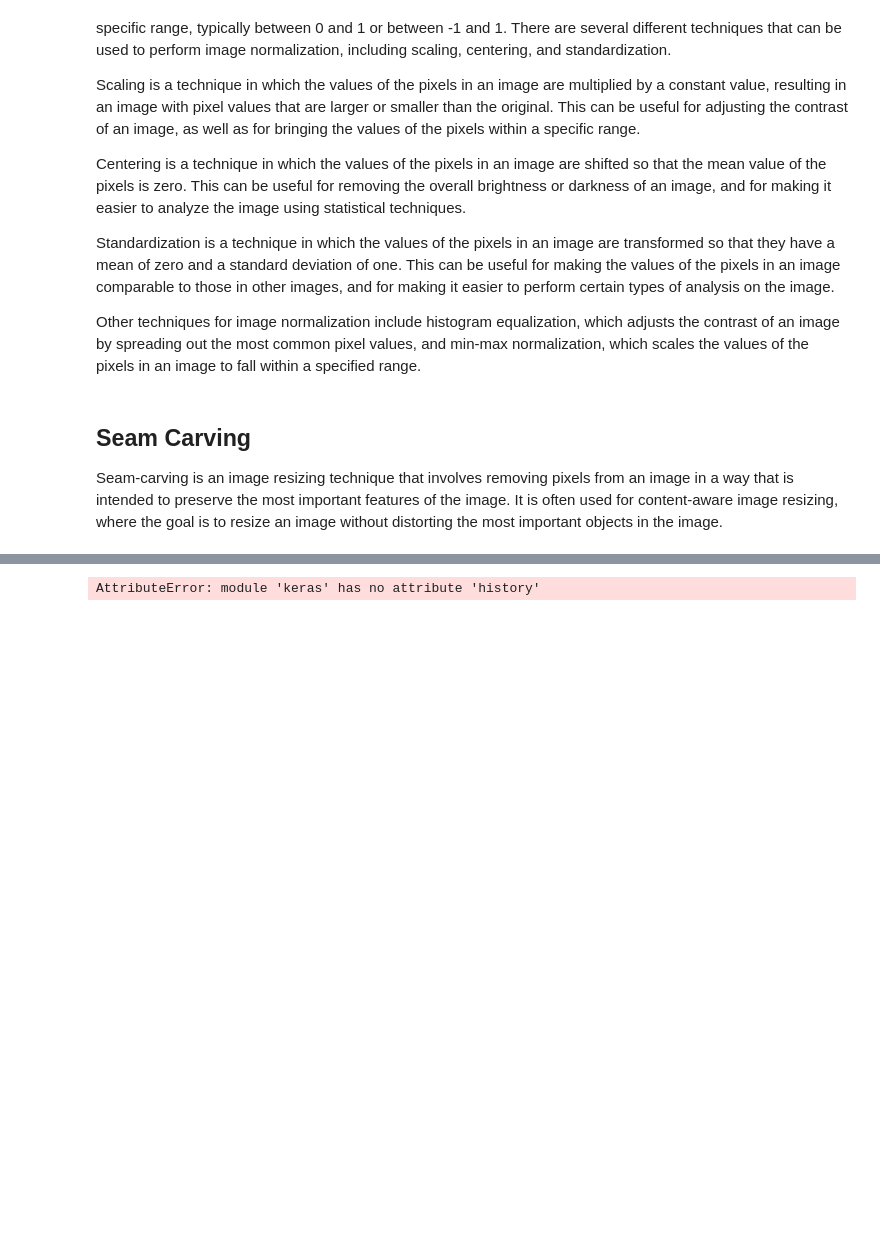
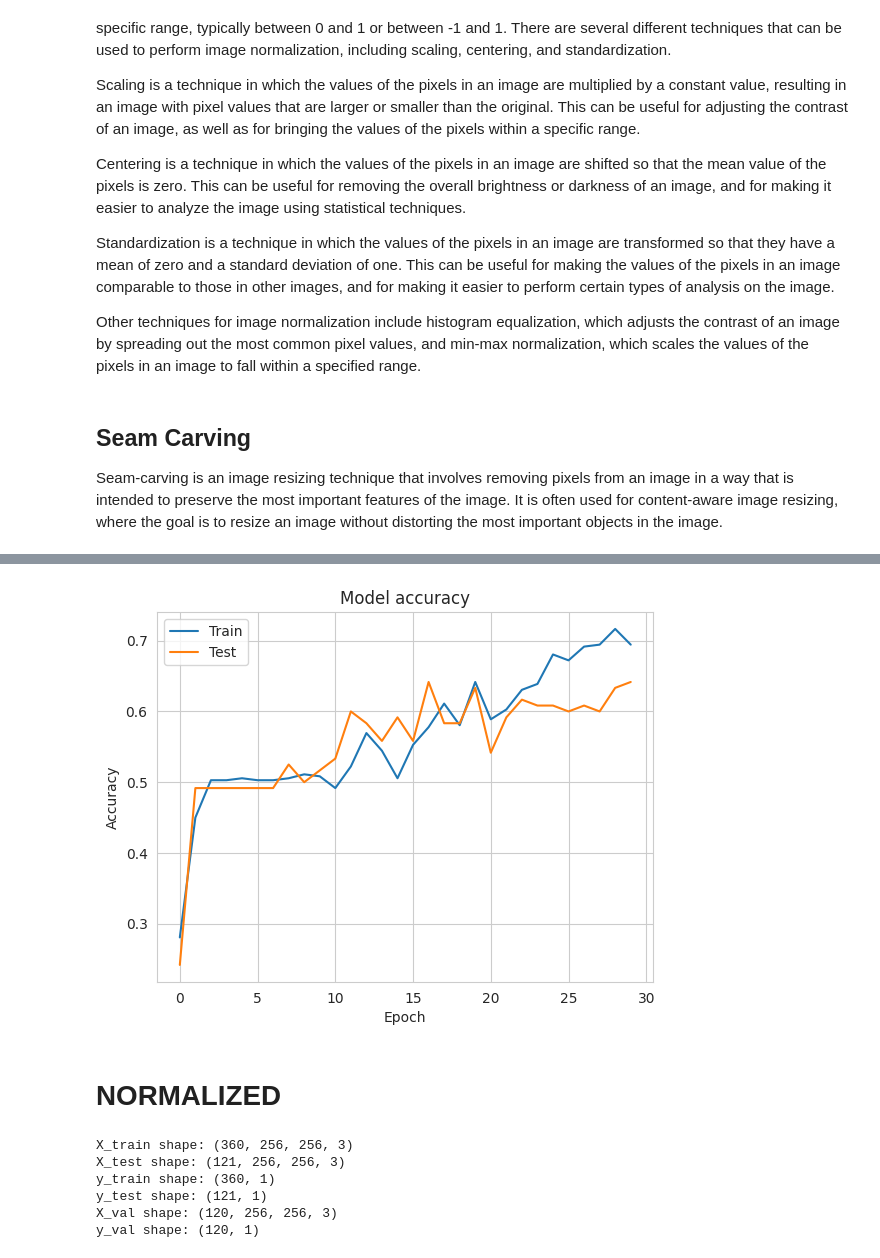
Before and after one commit to semooww/DSCP, a Jupyter notebook: dscp.ipynb, the cells around one changed output, grey strips where cells are left out. Saved outputs shown, nothing was run; the diff lists cells and outputs as text; code cells hidden in the pictures; blank space fills up the shorter version.

```diff
--- a/dscp.ipynb
+++ b/dscp.ipynb
@@ -17,6 +17,9 @@ warnings.filterwarnings('ignore')
 DATASET_PATH = r"./dataset/"
 IMAGE_WIDTH = 256
 IMAGE_HEIGHT = 256
+EPOCHS = 30
+BATCH_SIZE = 32
+SEED = 42
 dataset_folders = []
 total = 0
 print(f"There are {len(os.listdir(DATASET_PATH))} folder in dataset.")
@@ -36,11 +39,6 @@ for p, path in enumerate(dataset_folders):
         df.iloc[i, 0] = path + "/" + sub_path
         df.iloc[i, 1] = p
         i += 1
-# class labels in dataframe
-# normal->0
-# cataract->1
-# glaucoma->2
-# retina->3
 # %% [output]
 There are 4 folder in dataset.
         -There are 300 images in 1_normal folder.
@@ -252,12 +206,17 @@ _________________________________________________________________
 # %%
 model = tf.keras.models.Sequential([
     tf.keras.layers.Conv2D(32, (3, 3), activation='relu', padding="same", input_shape=[256, 256, 3]),
-    tf.keras.layers.MaxPooling2D(),
+    tf.keras.layers.MaxPooling2D((2,2)),
     tf.keras.layers.Conv2D(64, (2, 2), padding="same", activation='relu'),
-    tf.keras.layers.MaxPooling2D(),
+    tf.keras.layers.MaxPooling2D((2,2)),
     tf.keras.layers.Conv2D(64, (2, 2), padding="same", activation='relu'),
+    tf.keras.layers.MaxPooling2D((2,2)),
+    tf.keras.layers.Conv2D(128, (2, 2), padding="same", activation='relu'),
+    tf.keras.layers.MaxPooling2D((2,2)),
+    tf.keras.layers.Conv2D(128, (2, 2), padding="same", activation='relu'),
+
     tf.keras.layers.Flatten(),
-    tf.keras.layers.Dense(100, activation='relu'),
+    tf.keras.layers.Dense(128, activation='relu'),
     tf.keras.layers.Dense(4, activation='softmax')
 ])
 # %%
@@ -281,17 +240,10 @@ Trainable params: 26,240,504
 Non-trainable params: 0
 _________________________________________________________________
 # %%
-X_train = np.array(X_train)
-X_test = np.array(X_test)
-X_val = np.array(X_val)
-y_train = np.array(y_train)
-y_test = np.array(y_test)
-y_val = np.array(y_val)
-
 model.compile(loss=tf.keras.losses.SparseCategoricalCrossentropy(),
               optimizer=tf.keras.optimizers.Adam(learning_rate=0.001),
               metrics=['accuracy'])
-history = model.fit(X_train, y_train.flatten(), batch_size=32, epochs=30, validation_data=(X_val, y_val.flatten()))
+history_vanilla = model.fit(X_train, y_train.flatten(), batch_size=BATCH_SIZE, epochs=EPOCHS, validation_data=(X_val, y_val.flatten()))
 model.evaluate(X_test, y_test.flatten(), verbose=2)
 # %% [output]
 Epoch 1/30
@@ -315,10 +267,15 @@ Epoch 30/30
 # %%
-plt.plot(history.history['acc'])
-plt.plot(history.history['val_acc'])
-plt.title('Model accuracy')
-plt.ylabel('Accuracy')
-plt.xlabel('Epoch')
-plt.legend(['Train', 'Test'], loc='upper left')
-plt.show()
+def plot_history(history):
+    plt.plot(history.history['accuracy'])
+    plt.plot(history.history['val_accuracy'])
+    plt.title('Model accuracy')
+    plt.ylabel('Accuracy')
+    plt.xlabel('Epoch')
+    plt.legend(['Train', 'Test'], loc='upper left')
+    plt.show()
-# %% [output]
-AttributeError: module 'keras' has no attribute 'history'
+# %%
+plot_history(history_vanilla)
+# %% [output]
+[figure, added]
+# %% [markdown]
+# NORMALIZED
@@ -324,0 +284,9 @@ AttributeError: module 'keras' has no attribute 'history'
+# %%
+[X_train, X_test, y_train, y_test, X_val, y_val] = split_dataset(images, labels)
+# %% [output]
+X_train shape: (360, 256, 256, 3)
+X_test shape: (121, 256, 256, 3)
+y_train shape: (360, 1)
+y_test shape: (121, 1)
+X_val shape: (120, 256, 256, 3)
+y_val shape: (120, 1)
```
Also changed, not shown: parts of 18 cells of this notebook.
